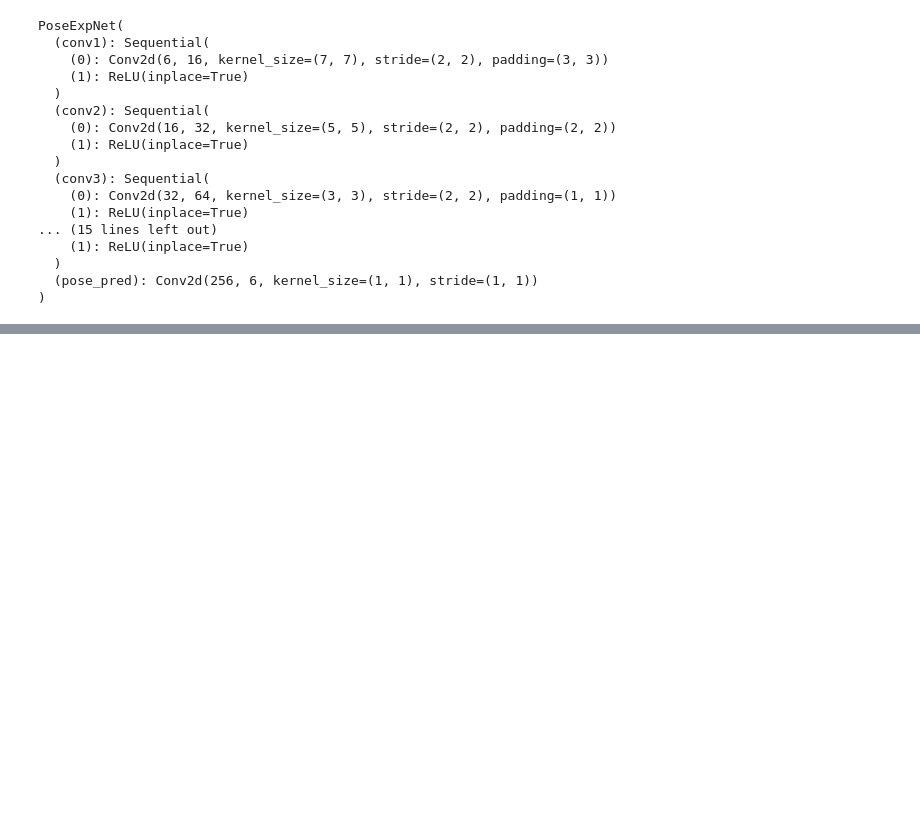
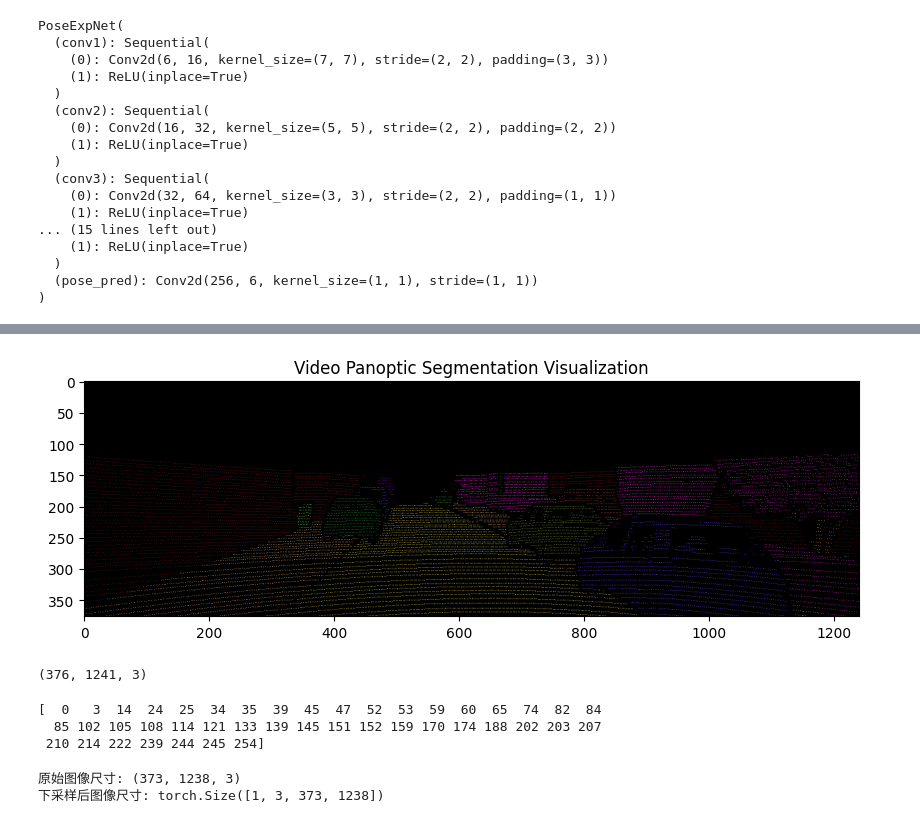
Before and after one commit to weentiaan/Video-latent-diffusion-panoptic-segmentation, a Jupyter notebook: Pose.ipynb, the cells around one changed output, grey strips where cells are left out. Saved outputs shown, nothing was run; the diff lists cells and outputs as text; code cells hidden in the pictures; blank space fills up the shorter version.

Commit message:
color ann

```diff
--- a/Pose.ipynb
+++ b/Pose.ipynb
@@ -131,0 +196,2 @@ exp_mask
+# %%
+gt_pop=gt_cls+gt_ins
@@ -131,0 +208,75 @@ exp_mask
+# %%
+import numpy as np
+import matplotlib.pyplot as plt
+
+def get_color_map(num_colors):
+    """
+    生成一个包含 num_colors 个随机颜色的映射表。
+    """
+    np.random.seed(42)  # 固定种子，保证每次生成相同的颜色
+    return np.random.randint(0, 256, (num_colors, 3), dtype=np.uint8)
+
+def colorize_panoptic(panoptic_map, colormap):
+    """
+    根据 panoptic_map 中每个像素的 panoptic_id，从 colormap 中取对应颜色，
+    生成彩色图像。
+    """
+    h, w = panoptic_map.shape
+    color_image = np.zeros((h, w, 3), dtype=np.uint8)
+    unique_ids = np.unique(panoptic_map)
+    for uid in unique_ids:
+        # 如果 uid 为 0 或 2550000，设定为黑色
+        if uid == 255:
+            color = np.array([0, 0, 0], dtype=np.uint8)
+        else:
+            # 使用 modulo 确保 uid 超过颜色数量时仍然可以映射
+            color = colormap[uid % len(colormap)]
+        color_image[panoptic_map == uid] = color
+    return color_image
+# %%
+# 假设 panoptic_map 是已经生成的全景分割标注，尺寸为 (H, W)
+# 例如：panoptic_map = np.load("path_to_panoptic_map.npy")
+
+# 定义颜色映射表，假设最多256种不同颜色
+num_colors = 256
+colormap = get_color_map(num_colors)
+
+# 生成彩色图像
+color_image = colorize_panoptic(gt_pop, colormap)
+# 展示结果
+plt.figure(figsize=(10, 8))
+plt.imshow(color_image, cmap='hsv')
+plt.title("Video Panoptic Segmentation Visualization")
+plt.show()
+# %% [output]
+[figure, added]
+# %%
+print(color_image.shape)
+# %% [output]
+(376, 1241, 3)
+# %%
+unique_vals_map = np.unique(color_image)
+print(unique_vals_map)
+# %% [output]
+[  0   3  14  24  25  34  35  39  45  47  52  53  59  60  65  74  82  84
+  85 102 105 108 114 121 133 139 145 151 152 159 170 174 188 202 203 207
+ 210 214 222 239 244 245 254]
+# %%
+import torch
+import torch.nn as nn
+img_tensor = torch.tensor(color_image, dtype=torch.float32).permute(2, 0, 1).unsqueeze(0)
+
+# 3. 定义最大池化层，kernel_size=2, stride=2（对每个通道独立操作）
+max_pool = nn.MaxPool2d(kernel_size=2, stride=1)
+
+pooled_tensor = max_pool(max_pool(max_pool(img_tensor)))
+# 池化后形状为 (1, 3, 88, 620) —— 每个通道下采样了一半
+
+# 4. 转换回 NumPy 数组，并将通道维度移到最后，得到形状 (88, 620, 3)
+pooled_image = pooled_tensor.squeeze(0).permute(1, 2, 0).numpy().astype(np.int32)
+
+print("原始图像尺寸:", pooled_image.shape)
+print("下采样后图像尺寸:", pooled_tensor.shape)
+# %% [output]
+原始图像尺寸: (373, 1238, 3)
+下采样后图像尺寸: torch.Size([1, 3, 373, 1238])
```
Also changed, not shown: parts of 20 cells of this notebook, 48 other files.
